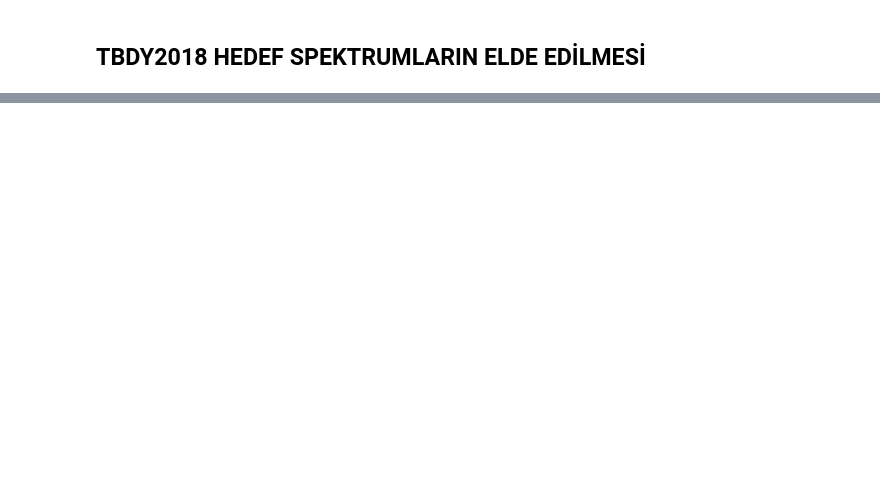
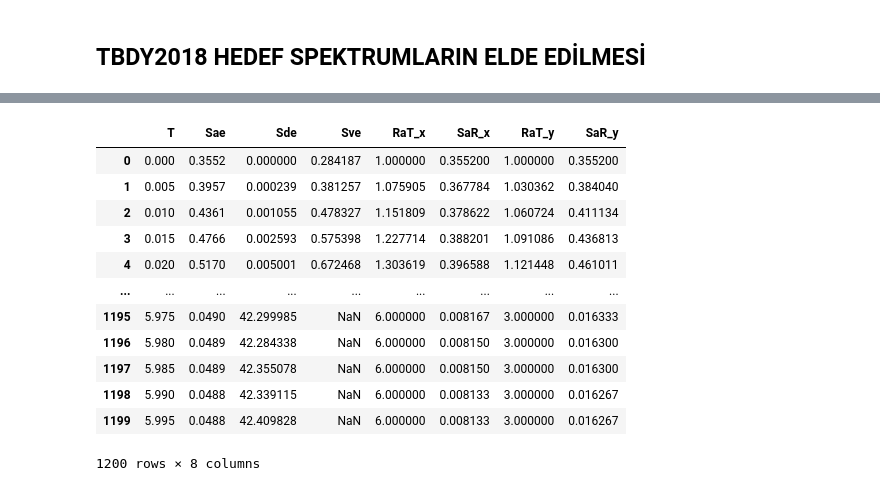
Before and after one commit to muhammedsural/TSC2018_Design, a Jupyter notebook: src/TBDY.ipynb, the cells around one changed output, grey strips where cells are left out. Drawn from its saved outputs; the diff is of its cells as text; code cells hidden in the pictures; blank space fills up the shorter version.

```diff
--- a/src/TBDY.ipynb
+++ b/src/TBDY.ipynb
@@ -89,0 +87,8 @@ Sar_Tp
+# %%
+RCBuilding = SeismicResistanceBuildingInputs(Hn=70,
+                                                 I=1,
+                                                 DuctilLevel=DuctilityLevel.Yuksek,
+                                                 ResSystemType_X=ResSystemType.BAKarma,
+                                                 ResSystemType_Y=ResSystemType.BAKarma,
+                                                 SlabSystem=SlabSystem.Plak_kirisli)
+RCBuilding
@@ -89,0 +104,4 @@ Sar_Tp
+# %%
+SIM = SeismicInputsManager(SeismicVariables=SeismicVariables, TL=6.0)
+SIM.SetVariables()
+SIM
@@ -89,0 +122,4 @@ Sar_Tp
+# %%
+Srbm = SeismicResistanceBuildingManeger(BuildingVariables=RCBuilding, SeismicManager=SIM, BuildingClass=SeismicResistanceBuildingsClass.A14, Rx=6,Ry=3)
+Srbm.SetVariables()
+Srbm
@@ -89,0 +145,4 @@ Sar_Tp
+# %%
+Spec = Spectrum(BuildingManager=Srbm)
+Spec.SetVariables()
+Spec
@@ -89,0 +166,16 @@ Sar_Tp
+# %%
+Spec.ElasticSpectrums
+# %% [output]
+|  | T | Sae | Sde | Sve | RaT_x | SaR_x | RaT_y | SaR_y |
+| 0 | 0.000 | 0.3552 | 0.000000 | 0.284187 | 1.000000 | 0.355200 | 1.000000 | 0.355200 |
+| 1 | 0.005 | 0.3957 | 0.000239 | 0.381257 | 1.075905 | 0.367784 | 1.030362 | 0.384040 |
+| 2 | 0.010 | 0.4361 | 0.001055 | 0.478327 | 1.151809 | 0.378622 | 1.060724 | 0.411134 |
+| 3 | 0.015 | 0.4766 | 0.002593 | 0.575398 | 1.227714 | 0.388201 | 1.091086 | 0.436813 |
+| 4 | 0.020 | 0.5170 | 0.005001 | 0.672468 | 1.303619 | 0.396588 | 1.121448 | 0.461011 |
+| ... | ... | ... | ... | ... | ... | ... | ... | ... |
+| 1195 | 5.975 | 0.0490 | 42.299985 | NaN | 6.000000 | 0.008167 | 3.000000 | 0.016333 |
+| 1196 | 5.980 | 0.0489 | 42.284338 | NaN | 6.000000 | 0.008150 | 3.000000 | 0.016300 |
+| 1197 | 5.985 | 0.0489 | 42.355078 | NaN | 6.000000 | 0.008150 | 3.000000 | 0.016300 |
+| 1198 | 5.990 | 0.0488 | 42.339115 | NaN | 6.000000 | 0.008133 | 3.000000 | 0.016267 |
+| 1199 | 5.995 | 0.0488 | 42.409828 | NaN | 6.000000 | 0.008133 | 3.000000 | 0.016267 |
+1200 rows × 8 columns
```
Also changed, not shown: parts of 23 cells of this notebook, 2 other files.
